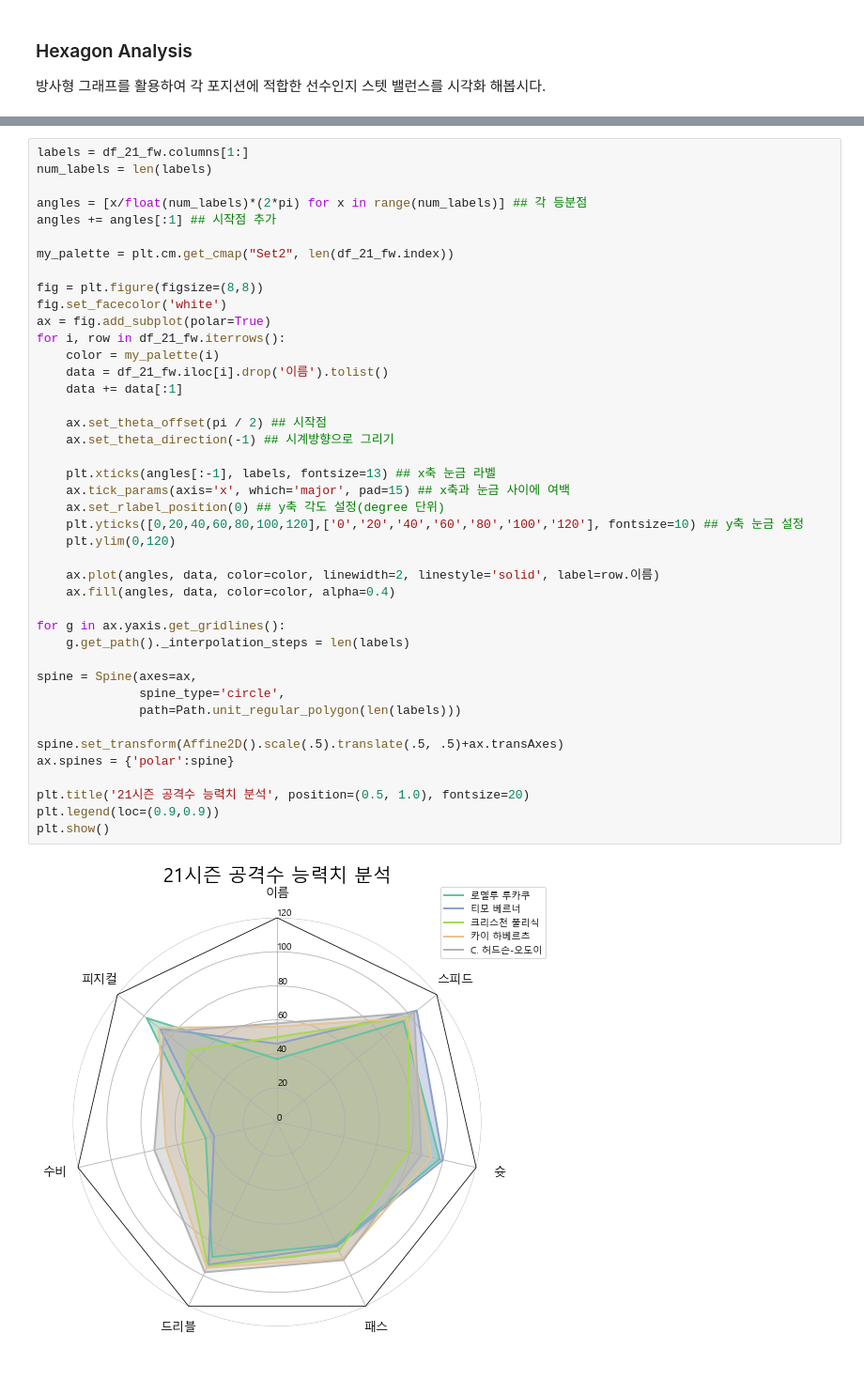
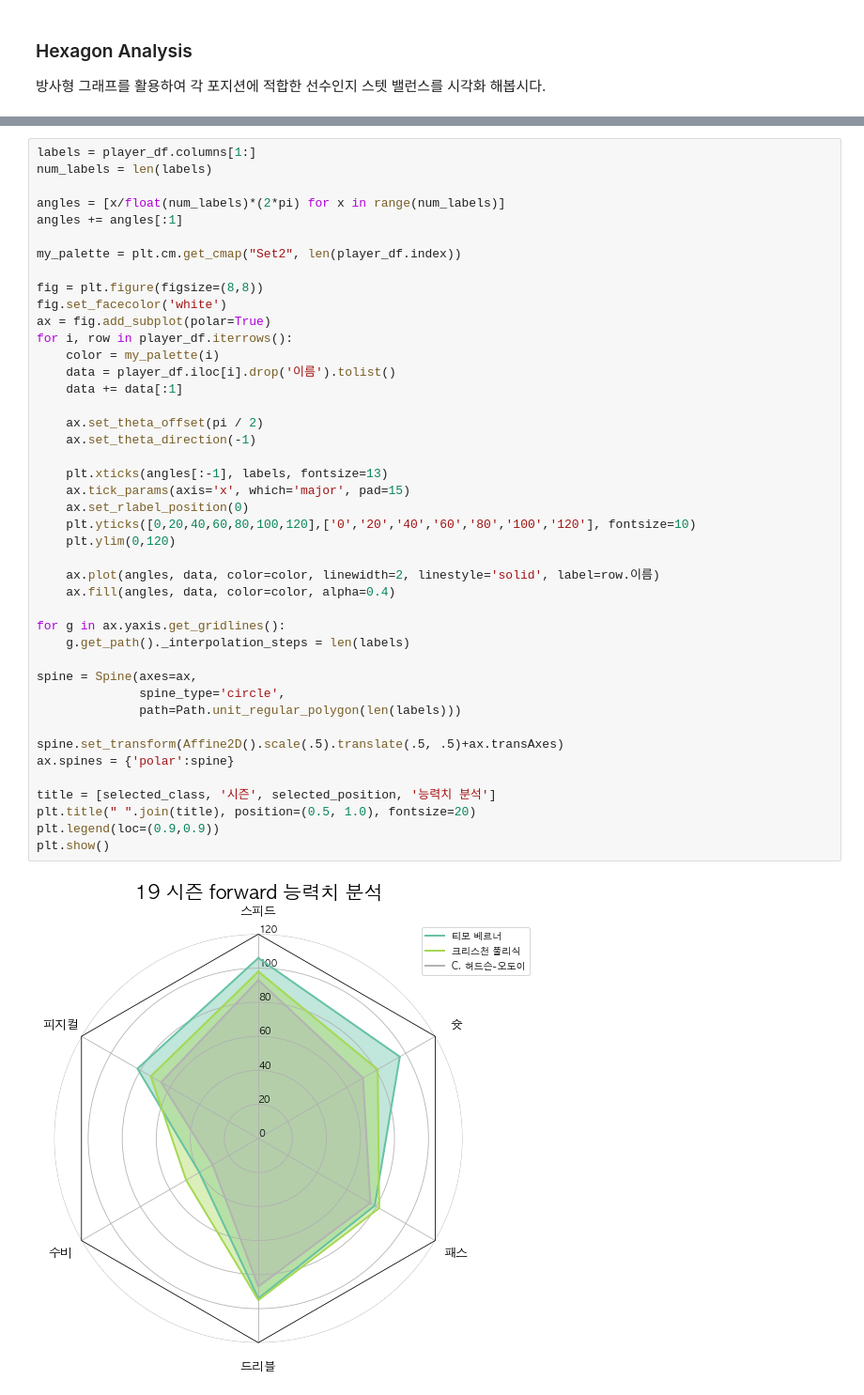
Before and after one commit to sunlee334/fifa-online-analysis, a Jupyter notebook: fifa-online-analysis.ipynb, the cells around one changed output, grey strips where cells are left out. Shown at 94% size. Drawn from its saved outputs; the diff is of its cells as text; blank space fills up the shorter version.

```diff
--- a/fifa-online-analysis.ipynb
+++ b/fifa-online-analysis.ipynb
@@ -157,44 +124,45 @@ df_21_gk.head()
 # %%
-labels = df_21_fw.columns[1:]
+labels = player_df.columns[1:]
 num_labels = len(labels)
 
-angles = [x/float(num_labels)*(2*pi) for x in range(num_labels)] ## 각 등분점
-angles += angles[:1] ## 시작점 추가
+angles = [x/float(num_labels)*(2*pi) for x in range(num_labels)]
+angles += angles[:1]
 
-my_palette = plt.cm.get_cmap("Set2", len(df_21_fw.index))
+my_palette = plt.cm.get_cmap("Set2", len(player_df.index))
 
 fig = plt.figure(figsize=(8,8))
 fig.set_facecolor('white')
 ax = fig.add_subplot(polar=True)
-for i, row in df_21_fw.iterrows():
+for i, row in player_df.iterrows():
     color = my_palette(i)
-    data = df_21_fw.iloc[i].drop('이름').tolist()
+    data = player_df.iloc[i].drop('이름').tolist()
     data += data[:1]
 
-    ax.set_theta_offset(pi / 2) ## 시작점
-    ax.set_theta_direction(-1) ## 시계방향으로 그리기
+    ax.set_theta_offset(pi / 2)
+    ax.set_theta_direction(-1)
 
-    plt.xticks(angles[:-1], labels, fontsize=13) ## x축 눈금 라벨
-    ax.tick_params(axis='x', which='major', pad=15) ## x축과 눈금 사이에 여백
-    ax.set_rlabel_position(0) ## y축 각도 설정(degree 단위)
-    plt.yticks([0,20,40,60,80,100,120],['0','20','40','60','80','100','120'], fontsize=10) ## y축 눈금 설정
+    plt.xticks(angles[:-1], labels, fontsize=13)
+    ax.tick_params(axis='x', which='major', pad=15)
+    ax.set_rlabel_position(0)
+    plt.yticks([0,20,40,60,80,100,120],['0','20','40','60','80','100','120'], fontsize=10)
     plt.ylim(0,120)
 
     ax.plot(angles, data, color=color, linewidth=2, linestyle='solid', label=row.이름)
     ax.fill(angles, data, color=color, alpha=0.4)
 
 for g in ax.yaxis.get_gridlines():
     g.get_path()._interpolation_steps = len(labels)
 
 spine = Spine(axes=ax,
               spine_type='circle',
               path=Path.unit_regular_polygon(len(labels)))
 
 spine.set_transform(Affine2D().scale(.5).translate(.5, .5)+ax.transAxes)
 ax.spines = {'polar':spine}
 
-plt.title('21시즌 공격수 능력치 분석', position=(0.5, 1.0), fontsize=20)
+title = [selected_class, '시즌', selected_position, '능력치 분석']
+plt.title(" ".join(title), position=(0.5, 1.0), fontsize=20)
 plt.legend(loc=(0.9,0.9))
 plt.show()
 # %% [output]
-[figure, old version]
+[figure, new version]
```
Also changed, not shown: parts of 7 cells of this notebook, 2 other files.
